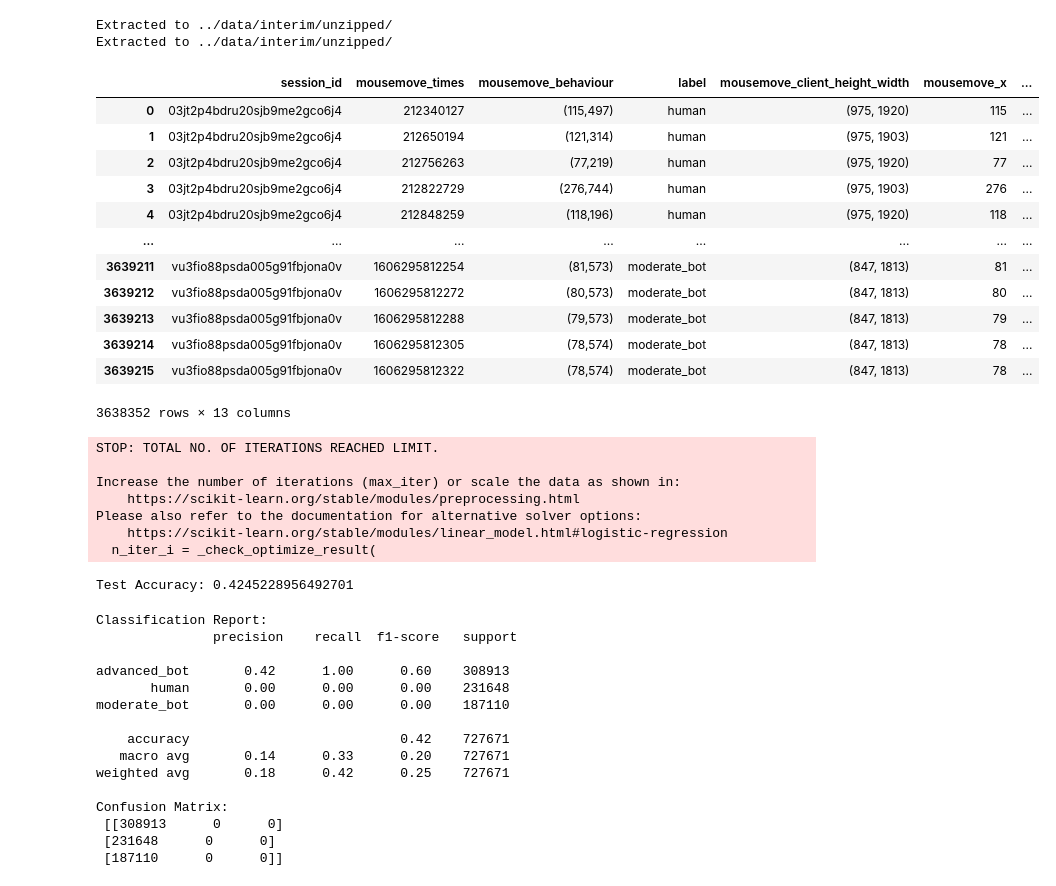
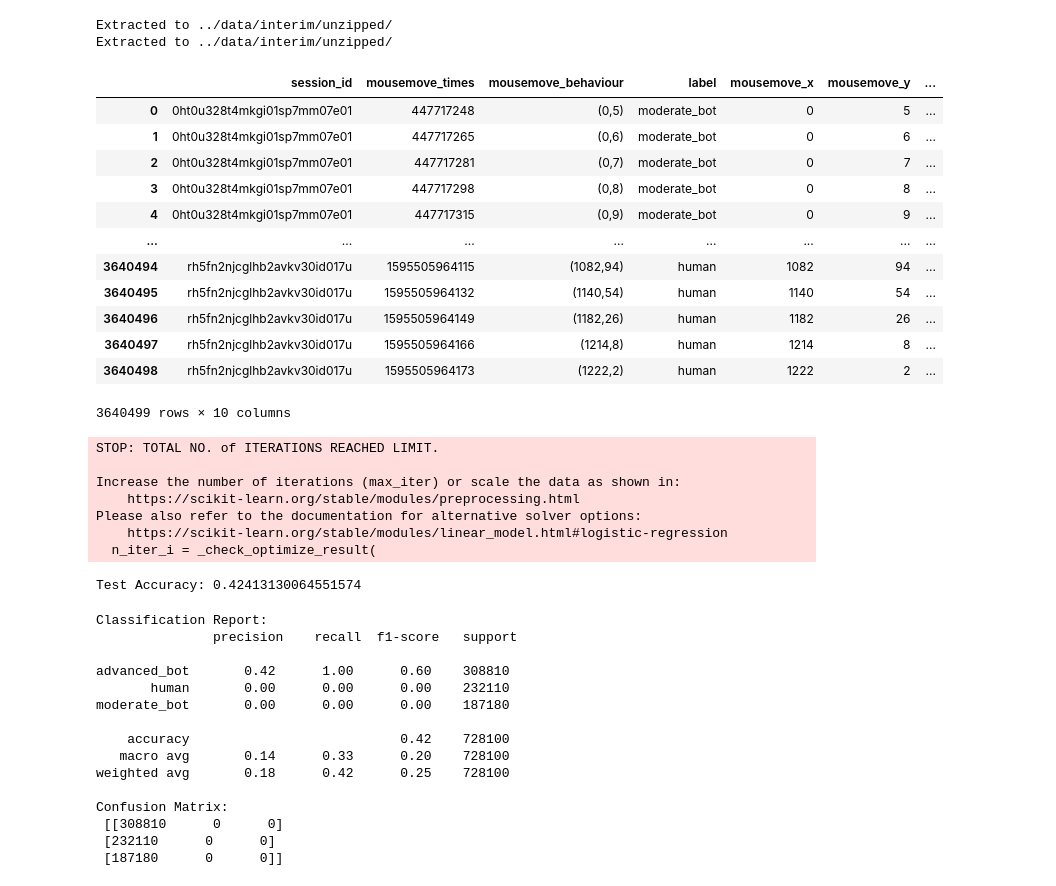
Before and after one commit to cherrydrunk/DSA4263-automated-fraud, a Jupyter notebook: notebooks/baseline_model.ipynb, the cells around one changed output. Cells and saved outputs as stored; diff of their text form; code cells hidden in the pictures.

Commit message:
update data

```diff
--- a/notebooks/baseline_model.ipynb
+++ b/notebooks/baseline_model.ipynb
@@ -31,46 +31,46 @@ Extracted to ../data/interim/unzipped/
 Extracted to ../data/interim/unzipped/
 # %%
 # Load the data
-file_path = "../data/interim/unzipped/df_mouse_p1p2.csv"
+file_path = "../data/interim/unzipped/mouse_p1p2_final.csv"
 df = pd.read_csv(file_path)
 
 # Drop duplicates, drop NAs, and sort values
-df = df.drop_duplicates(subset=['session_id', 'mousemove_times'], keep='first')
-df = df.sort_values(by=['session_id', 'mousemove_times']).reset_index(drop=True)
-df = df.dropna(subset=['session_id', 'mousemove_times', 'mousemove_type', 'mousemove_behaviour', 'label'])
+# df = df.drop_duplicates(subset=['session_id', 'mousemove_times'], keep='first')
+# df = df.sort_values(by=['session_id', 'mousemove_times']).reset_index(drop=True)
+# df = df.dropna(subset=['session_id', 'mousemove_times', 'mousemove_type', 'mousemove_behaviour', 'label'])
 
 # Extract the mousemove_x and mousemove_y coordinates from the 'mousemove_behaviour' string column
 df[['mousemove_x', 'mousemove_y']] = df['mousemove_behaviour'].str.replace(r'[()]', '', regex=True).str.split(',', expand=True)
 
 # Convert mousemove_x and mousemove_y to integer type
 df['mousemove_x'] = df['mousemove_x'].astype(int)
 df['mousemove_y'] = df['mousemove_y'].astype(int)
 
 # Convert mousemove_type to categorical type
 df = pd.get_dummies(df, columns=['mousemove_type'], dtype=int)
 
 df
 # %% [output]
-|  | session_id | mousemove_times | mousemove_behaviour | label | mousemove_client_height_width | mousemove_x | ... |
-| 0 | 03jt2p4bdru20sjb9me2gco6j4 | 212340127 | (115,497) | human | (975, 1920) | 115 | ... |
-| 1 | 03jt2p4bdru20sjb9me2gco6j4 | 212650194 | (121,314) | human | (975, 1903) | 121 | ... |
-| 2 | 03jt2p4bdru20sjb9me2gco6j4 | 212756263 | (77,219) | human | (975, 1920) | 77 | ... |
-| 3 | 03jt2p4bdru20sjb9me2gco6j4 | 212822729 | (276,744) | human | (975, 1903) | 276 | ... |
-| 4 | 03jt2p4bdru20sjb9me2gco6j4 | 212848259 | (118,196) | human | (975, 1920) | 118 | ... |
+|  | session_id | mousemove_times | mousemove_behaviour | label | mousemove_x | mousemove_y | ... |
+| 0 | 0ht0u328t4mkgi01sp7mm07e01 | 447717248 | (0,5) | moderate_bot | 0 | 5 | ... |
+| 1 | 0ht0u328t4mkgi01sp7mm07e01 | 447717265 | (0,6) | moderate_bot | 0 | 6 | ... |
+| 2 | 0ht0u328t4mkgi01sp7mm07e01 | 447717281 | (0,7) | moderate_bot | 0 | 7 | ... |
+| 3 | 0ht0u328t4mkgi01sp7mm07e01 | 447717298 | (0,8) | moderate_bot | 0 | 8 | ... |
+| 4 | 0ht0u328t4mkgi01sp7mm07e01 | 447717315 | (0,9) | moderate_bot | 0 | 9 | ... |
 | ... | ... | ... | ... | ... | ... | ... | ... |
-| 3639211 | vu3fio88psda005g91fbjona0v | 1606295812254 | (81,573) | moderate_bot | (847, 1813) | 81 | ... |
-| 3639212 | vu3fio88psda005g91fbjona0v | 1606295812272 | (80,573) | moderate_bot | (847, 1813) | 80 | ... |
-| 3639213 | vu3fio88psda005g91fbjona0v | 1606295812288 | (79,573) | moderate_bot | (847, 1813) | 79 | ... |
-| 3639214 | vu3fio88psda005g91fbjona0v | 1606295812305 | (78,574) | moderate_bot | (847, 1813) | 78 | ... |
-| 3639215 | vu3fio88psda005g91fbjona0v | 1606295812322 | (78,574) | moderate_bot | (847, 1813) | 78 | ... |
+| 3640494 | rh5fn2njcglhb2avkv30id017u | 1595505964115 | (1082,94) | human | 1082 | 94 | ... |
+| 3640495 | rh5fn2njcglhb2avkv30id017u | 1595505964132 | (1140,54) | human | 1140 | 54 | ... |
+| 3640496 | rh5fn2njcglhb2avkv30id017u | 1595505964149 | (1182,26) | human | 1182 | 26 | ... |
+| 3640497 | rh5fn2njcglhb2avkv30id017u | 1595505964166 | (1214,8) | human | 1214 | 8 | ... |
+| 3640498 | rh5fn2njcglhb2avkv30id017u | 1595505964173 | (1222,2) | human | 1222 | 2 | ... |
-3638352 rows × 13 columns
+3640499 rows × 10 columns
 # %%
 from sklearn.model_selection import train_test_split
 from sklearn.linear_model import LogisticRegression
 from sklearn.metrics import accuracy_score, classification_report, confusion_matrix
 
 # Select relevant columns for logistic classification
-df_lc = df[['mousemove_x', 'mousemove_y', 'mousemove_type_c', 'mousemove_type_cl', 'mousemove_type_cm', 'mousemove_type_cr', 'mousemove_type_cu', 'mousemove_type_m', 'label']]
+df_lc = df[['mousemove_x', 'mousemove_y', 'mousemove_type_cl', 'mousemove_type_cm', 'mousemove_type_cr', 'mousemove_type_m', 'label']]
 
 # Features and target
 X = df_lc.drop(columns='label')
@@ -94,26 +94,26 @@ print("Test Accuracy:", accuracy)
 print("\nClassification Report:\n", classification_report(y_test, y_pred))
 print("Confusion Matrix:\n", confusion_matrix(y_test, y_pred))
 # %% [output]
-STOP: TOTAL NO. OF ITERATIONS REACHED LIMIT.
+STOP: TOTAL NO. of ITERATIONS REACHED LIMIT.
 
 Increase the number of iterations (max_iter) or scale the data as shown in:
     https://scikit-learn.org/stable/modules/preprocessing.html
 Please also refer to the documentation for alternative solver options:
     https://scikit-learn.org/stable/modules/linear_model.html#logistic-regression
   n_iter_i = _check_optimize_result(
-Test Accuracy: 0.4245228956492701
+Test Accuracy: 0.42413130064551574
 Classification Report:
                precision    recall  f1-score   support
 
-advanced_bot       0.42      1.00      0.60    308913
-       human       0.00      0.00      0.00    231648
-moderate_bot       0.00      0.00      0.00    187110
+advanced_bot       0.42      1.00      0.60    308810
+       human       0.00      0.00      0.00    232110
+moderate_bot       0.00      0.00      0.00    187180
 
-    accuracy                           0.42    727671
-   macro avg       0.14      0.33      0.20    727671
-weighted avg       0.18      0.42      0.25    727671
+    accuracy                           0.42    728100
+   macro avg       0.14      0.33      0.20    728100
+weighted avg       0.18      0.42      0.25    728100
 
 Confusion Matrix:
- [[308913      0      0]
- [231648      0      0]
- [187110      0      0]]
+ [[308810      0      0]
+ [232110      0      0]
+ [187180      0      0]]
```
Also changed, not shown: parts of 1 cell of this notebook, 7 other files.
